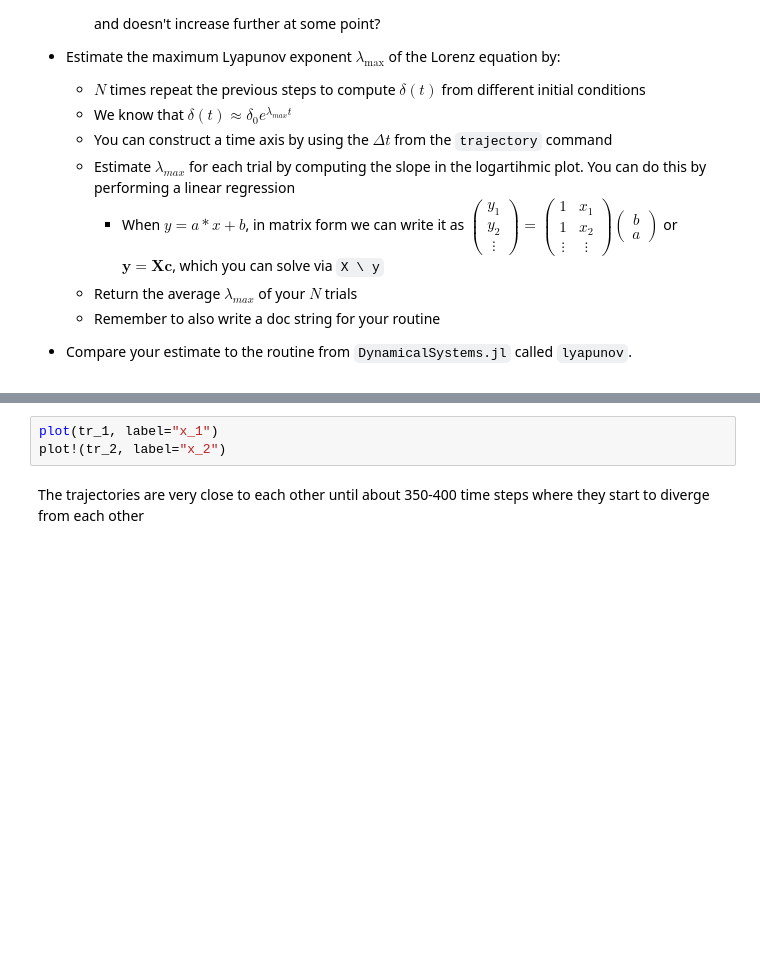
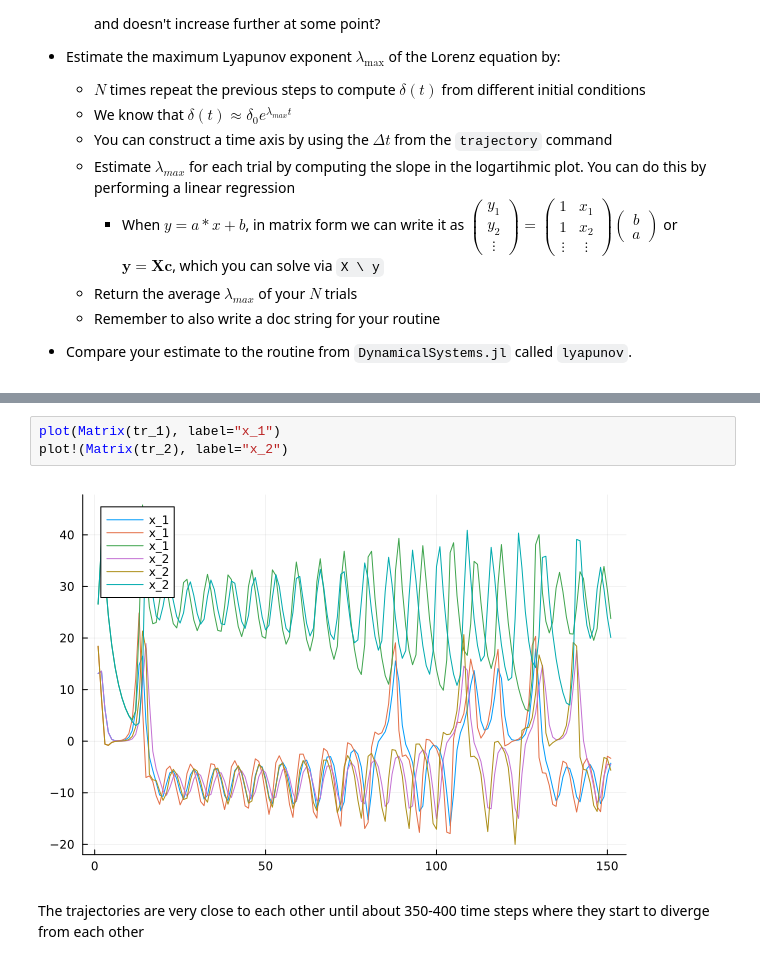
Before and after one commit to TUM-PIK-ESM/TUM-Dynamics-Lecture, a Jupyter notebook: exercises/exercise-4/exercise-4-solutions.ipynb, the cells around one changed output, grey strips where cells are left out. Drawn from its saved outputs; the diff is of its cells as text; blank space fills up the shorter version.

```diff
--- a/exercises/exercise-4/exercise-4-solutions.ipynb
+++ b/exercises/exercise-4/exercise-4-solutions.ipynb
@@ -40,6 +44,8 @@ plot!(tr_2[:,1], tr_2[:,2], tr_2[:,3], label="x_2")
 # %%
-plot(tr_1, label="x_1")
-plot!(tr_2, label="x_2")
+plot(Matrix(tr_1), label="x_1")
+plot!(Matrix(tr_2), label="x_2")
+# %% [output]
+[figure, added]
 # %% [markdown]
 The trajectories are very close to each other until about 350-400 time steps where they start to diverge from each other
 # %%
```
Also changed, not shown: parts of 6 cells of this notebook, 6 other files.
